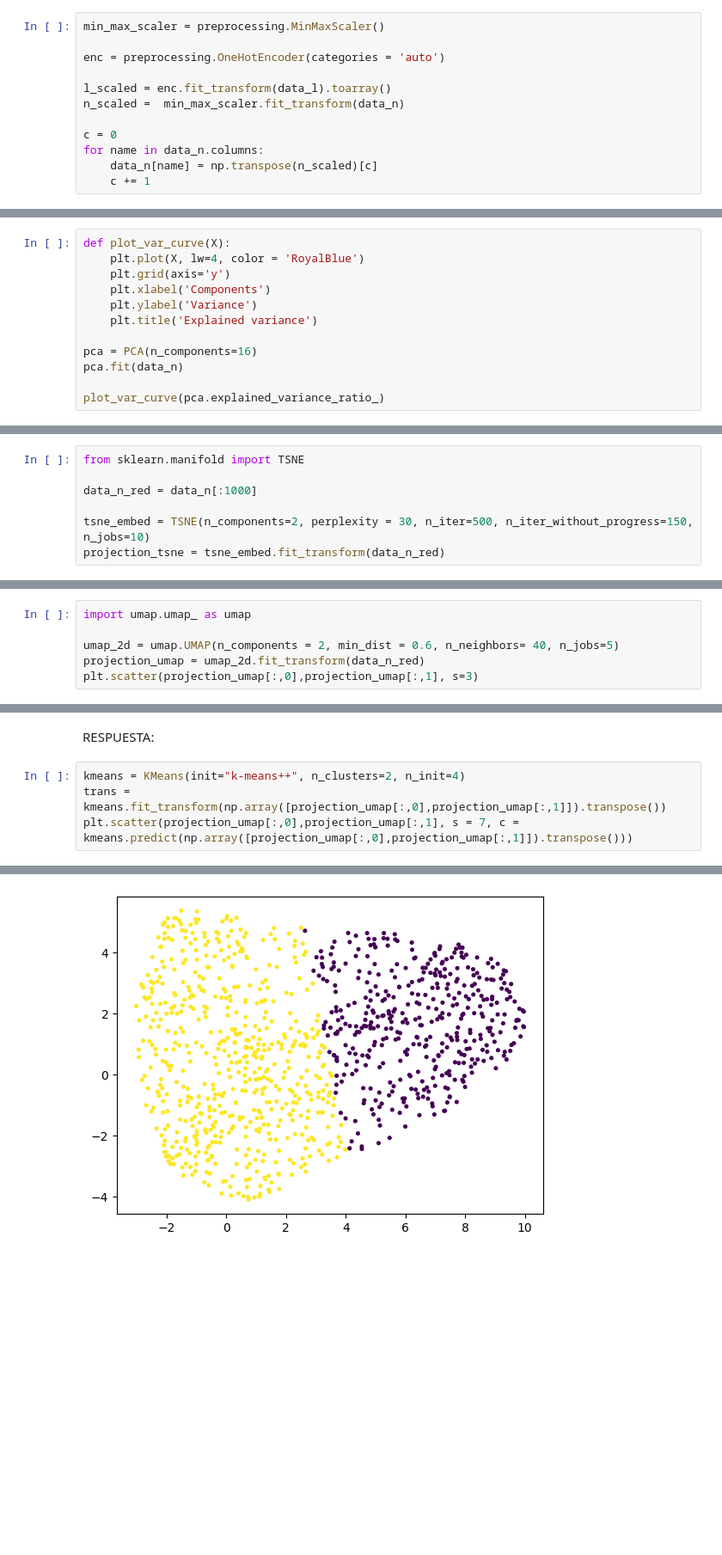
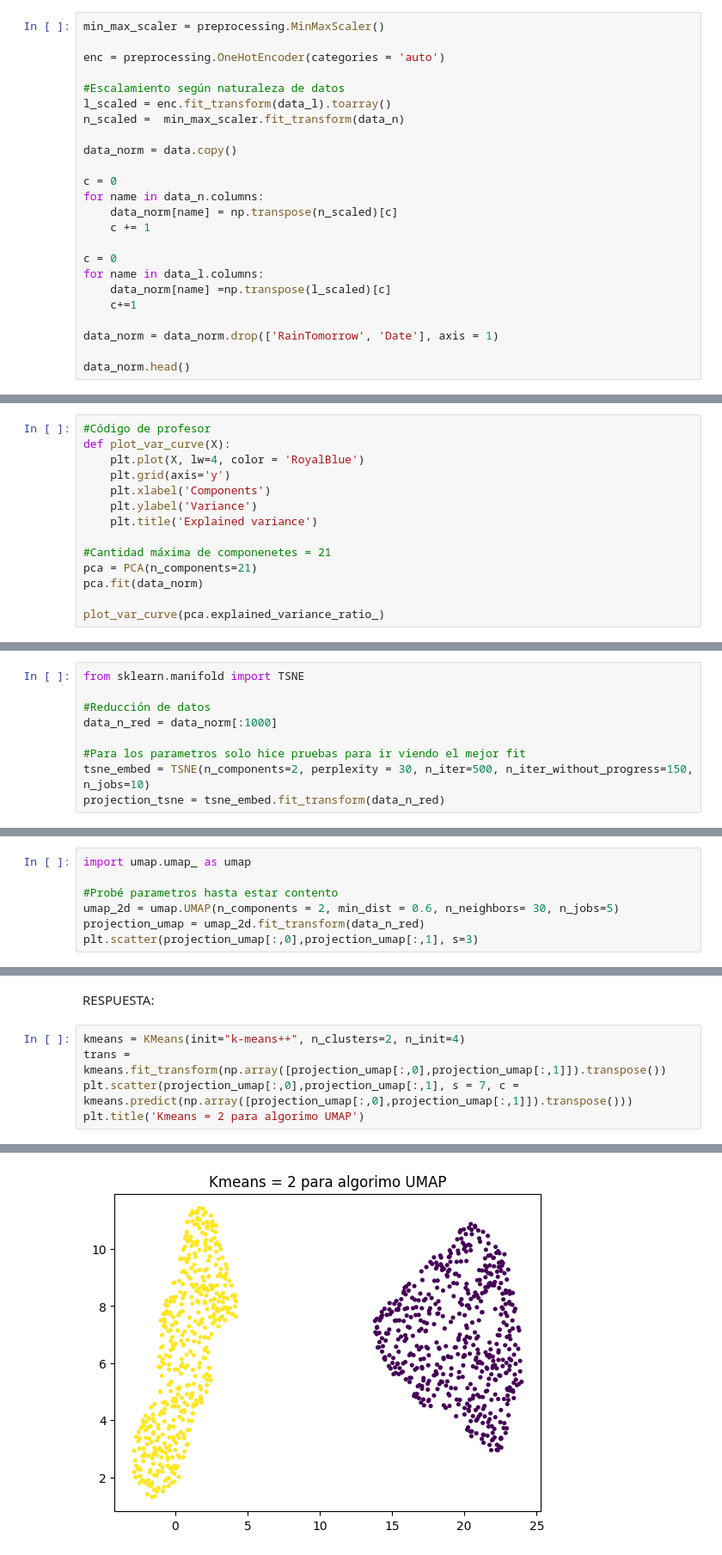
Before and after one commit to gato1108/Mineria-de-datos, a Jupyter notebook: T1/T1 mineria.ipynb, the cells around one changed output, grey strips where cells are left out. Shown: that part at 86% size. Cells and saved outputs as stored; diff of their text form; blank space fills up the shorter version.

```diff
--- a/T1/T1 mineria.ipynb
+++ b/T1/T1 mineria.ipynb
@@ -274,10 +325,22 @@ min_max_scaler = preprocessing.MinMaxScaler()
 
 enc = preprocessing.OneHotEncoder(categories = 'auto')
 
+#Escalamiento según naturaleza de datos
 l_scaled = enc.fit_transform(data_l).toarray()
 n_scaled =  min_max_scaler.fit_transform(data_n)
 
+data_norm = data.copy()
+
 c = 0
 for name in data_n.columns:
-    data_n[name] = np.transpose(n_scaled)[c]
+    data_norm[name] = np.transpose(n_scaled)[c]
     c += 1
+
+c = 0
+for name in data_l.columns:
+    data_norm[name] =np.transpose(l_scaled)[c]
+    c+=1
+
+data_norm = data_norm.drop(['RainTomorrow', 'Date'], axis = 1)
+
+data_norm.head()
@@ -332,6 +414,7 @@ Grafique el comportamiento de la varianza explicada en función del número de c
 # %% [markdown]
 RESPUESTA:
 # %%
+#Código de profesor
 def plot_var_curve(X):
     plt.plot(X, lw=4, color = 'RoyalBlue')
     plt.grid(axis='y')
@@ -339,8 +422,9 @@ def plot_var_curve(X):
     plt.ylabel('Variance')
     plt.title('Explained variance')
 
-pca = PCA(n_components=16)
-pca.fit(data_n)
+#Cantidad máxima de componenetes = 21
+pca = PCA(n_components=21)
+pca.fit(data_norm)
 
 plot_var_curve(pca.explained_variance_ratio_)
 # %% [output]
@@ -470,8 +542,10 @@ RESPUESTA:
 # %%
 from sklearn.manifold import TSNE
 
-data_n_red = data_n[:1000]
+#Reducción de datos
+data_n_red = data_norm[:1000]
 
+#Para los parametros solo hice pruebas para ir viendo el mejor fit
 tsne_embed = TSNE(n_components=2, perplexity = 30, n_iter=500, n_iter_without_progress=150, n_jobs=10)
 projection_tsne = tsne_embed.fit_transform(data_n_red)
 # %%
@@ -492,7 +570,8 @@ RESPUESTA:
 # %%
 import umap.umap_ as umap
 
-umap_2d = umap.UMAP(n_components = 2, min_dist = 0.6, n_neighbors= 40, n_jobs=5)
+#Probé parametros hasta estar contento
+umap_2d = umap.UMAP(n_components = 2, min_dist = 0.6, n_neighbors= 30, n_jobs=5)
 projection_umap = umap_2d.fit_transform(data_n_red)
 plt.scatter(projection_umap[:,0],projection_umap[:,1], s=3)
 # %% [output]
@@ -562,4 +666,5 @@ RESPUESTA:
 kmeans = KMeans(init="k-means++", n_clusters=2, n_init=4)
 trans = kmeans.fit_transform(np.array([projection_umap[:,0],projection_umap[:,1]]).transpose())
 plt.scatter(projection_umap[:,0],projection_umap[:,1], s = 7, c = kmeans.predict(np.array([projection_umap[:,0],projection_umap[:,1]]).transpose()))
+plt.title('Kmeans = 2 para algorimo UMAP')
 # %% [output]
@@ -567,4 +672,4 @@ plt.scatter(projection_umap[:,0],projection_umap[:,1], s = 7, c = kmeans.predict
-[figure, old version]
+[figure, new version]
 # %%
 kmeans = KMeans(init="k-means++", n_clusters=2, n_init=4)
 trans = kmeans.fit_transform(np.array([projection_tsne[:,0],projection_tsne[:,1]]).transpose())
```
Also changed, not shown: parts of 48 cells of this notebook.
